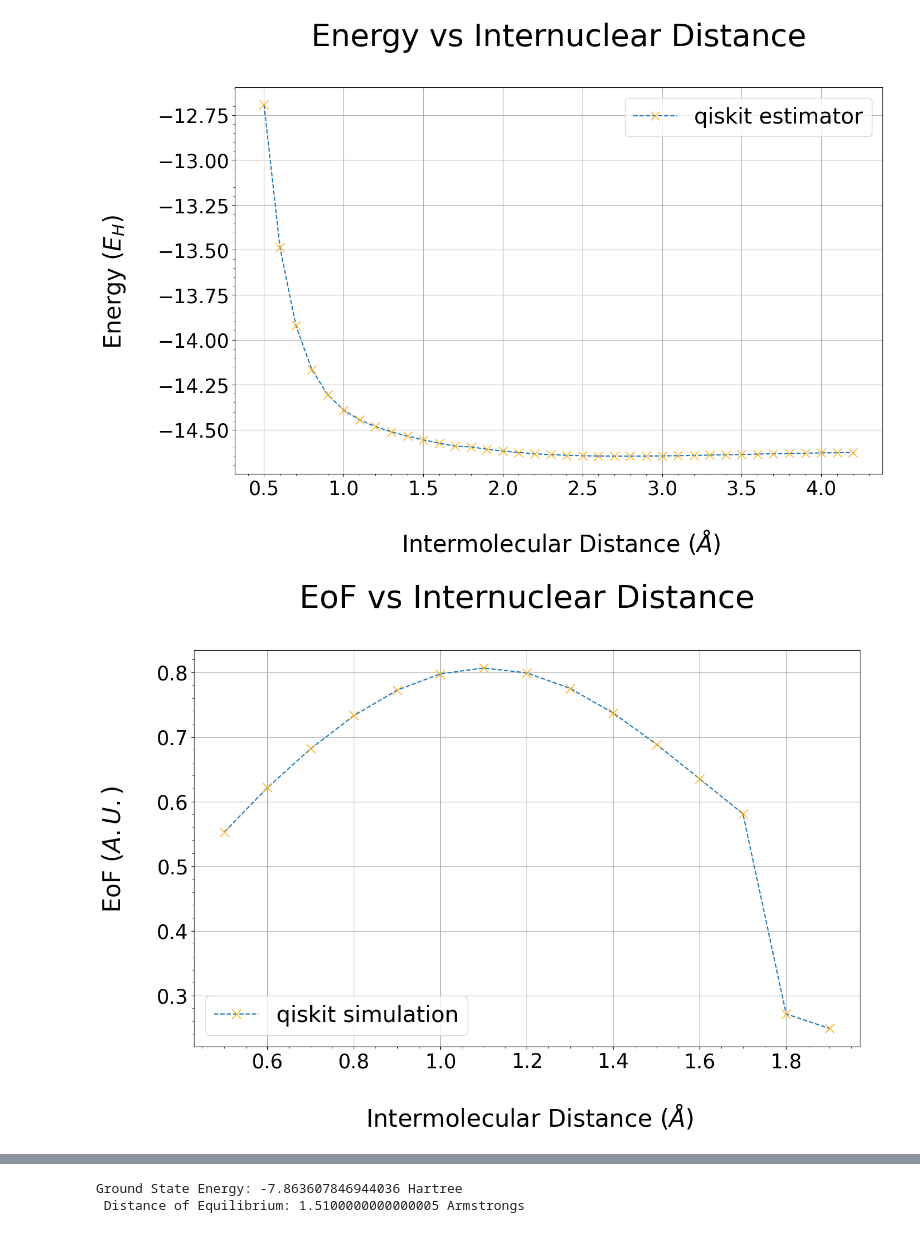
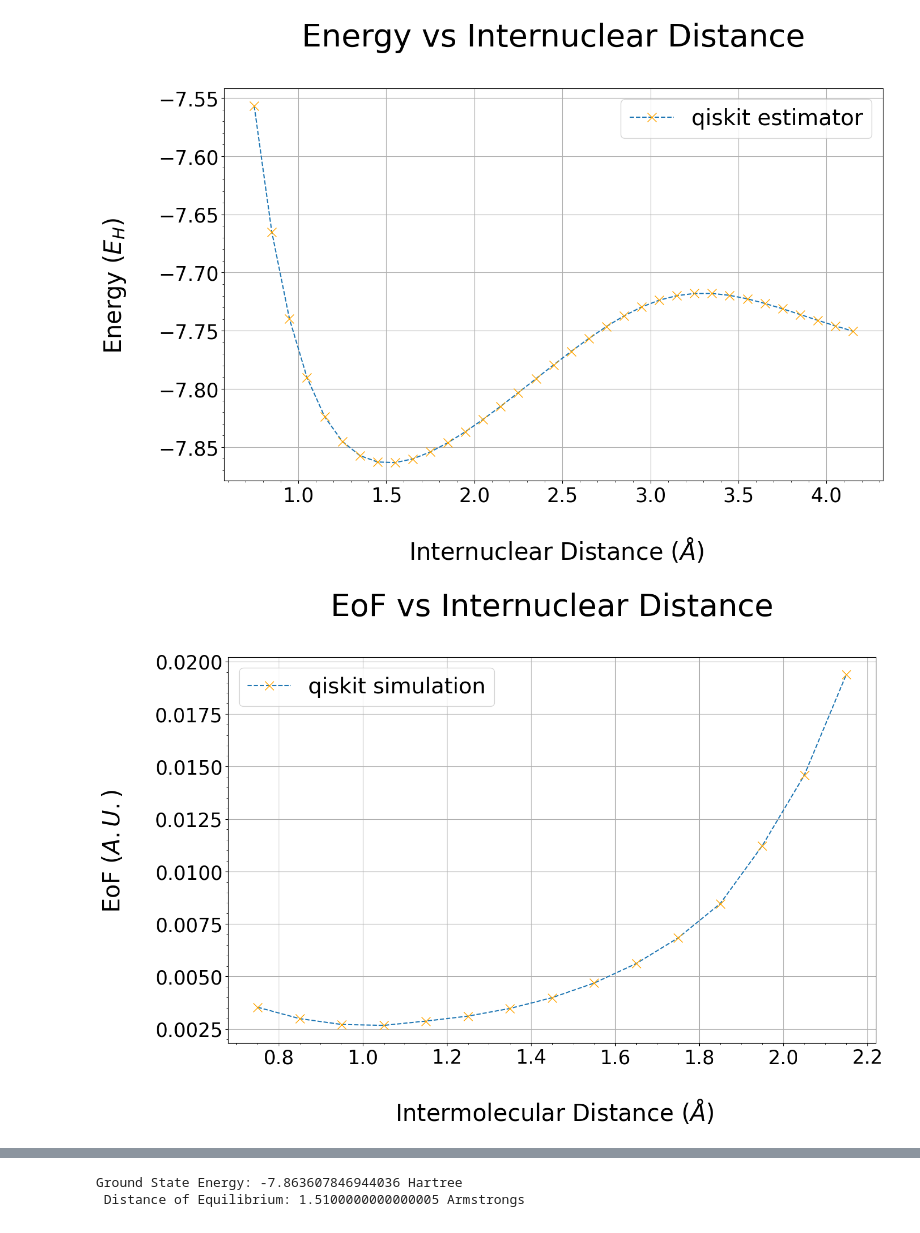
Before and after one commit to jervaal/Thesis-VQE, a Jupyter notebook: Diatomic Molecules/LiH_molecule.ipynb, the cells around one changed output, grey strips where cells are left out. Cells and saved outputs as stored; diff of their text form; code cells hidden in the pictures.

```diff
--- a/Diatomic Molecules/LiH_molecule.ipynb
+++ b/Diatomic Molecules/LiH_molecule.ipynb
@@ -52,7 +52,7 @@ import multiprocessing as mp
 #@jit
 def initialize_LiH_vqe_chemical(intermolecular_distance= 1, mapper= JordanWignerMapper(), basis = 'sto-3g'):
 
-    driver = PySCFDriver(atom=f"Li 0 0 0; Li 0 0 {intermolecular_distance}", basis=basis)
+    driver = PySCFDriver(atom=f"Li 0 0 0; H 0 0 {intermolecular_distance}", basis=basis)
     full_problem = driver.run()
 
     act_space_tf = ActiveSpaceTransformer(num_electrons= 2, num_spatial_orbitals= 2)
@@ -154,7 +154,7 @@ def run_calculation_for_gs(swept_interval, estimator):
 
         return energiesH2_list, entanglement_list_max, entanglement_list_total, negativity_list_max, negativity_list_total, ghz_measure_list
 # %%
-distances = np.arange(0.5, 4.25, 0.1)
+distances = np.arange(0.75, 4.25, 0.1)
 
 estimator = Estimator()
 
@@ -163,21 +163,21 @@ energies_LiH, entgmax_LiH, entgtotal_LiH, negmax_LiH, negtotal_LiH, ghzmeasure_L
 # %%
 # Plotting the data
 
 plt.figure(figsize=(15, 9))
 plt.errorbar(distances, energies_LiH, marker='x', linestyle='--', label= 'qiskit estimator', markeredgecolor= 'orange', markerfacecolor= 'orange', markersize= 12 )
-plt.xlabel('\n Intermolecular Distance ($\AA$) ', fontsize= 30 )
+plt.xlabel('\n Internuclear Distance ($\AA$) ', fontsize= 30 )
 plt.ylabel('Energy ($E_H$) \n', fontsize= 30)
 plt.title('Energy vs Internuclear Distance\n', fontsize= 40)
 plt.grid(True)
 plt.legend(fontsize= 28)
 plt.minorticks_on()  # Enable minor ticks
 
 
 plt.tick_params(axis='both', which='major', labelsize=25)  # Change the label size here
 
 plt.show()
 # %% [output]
-[figure, old version]
+[figure, new version]
 # %%
 # Plotting the data
 
@@ -195,7 +195,7 @@ plt.tick_params(axis='both', which='major', labelsize=25)  # Change the label si
 
 plt.show()
 # %% [output]
-[figure, old version]
+[figure, new version]
 # %%
 # Plotting the data
 
```
Also changed, not shown: parts of 12 cells of this notebook, 2 other files.
